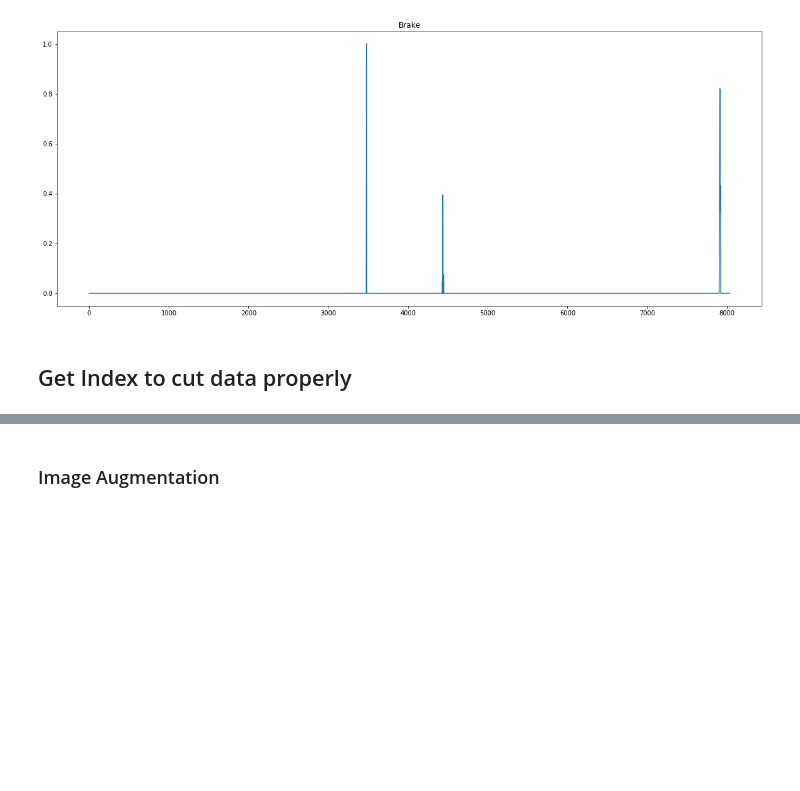
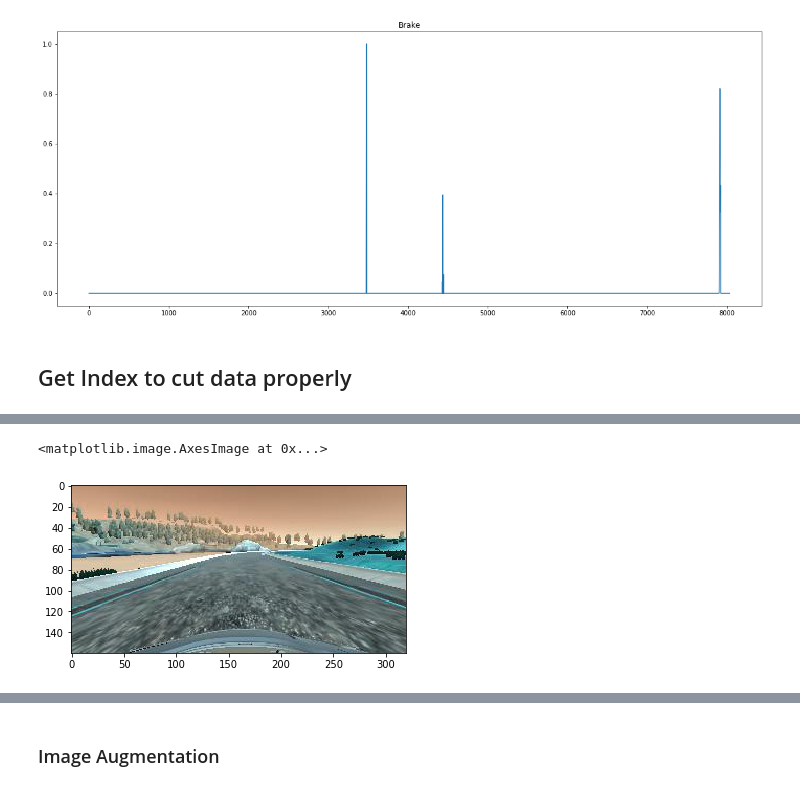
Before and after one commit to Chinchilla1988/CarND-Behavioral-Cloning-P3-master, a Jupyter notebook: CarND-Behavioral-Cloning-P3-master/Untitled.ipynb, the cells around one changed output, grey strips where cells are left out. Cells and saved outputs as stored; diff of their text form; code cells hidden in the pictures; blank space fills up the shorter version.

```diff
--- a/CarND-Behavioral-Cloning-P3-master/Untitled.ipynb
+++ b/CarND-Behavioral-Cloning-P3-master/Untitled.ipynb
@@ -204,0 +286,5 @@ center[1].shape
+# %%
+plt.imshow(cent_aug[58])
+# %% [output]
+<matplotlib.image.AxesImage at 0x...>
+[figure, added]
```
Also changed, not shown: parts of 38 cells of this notebook, 3 other files.
